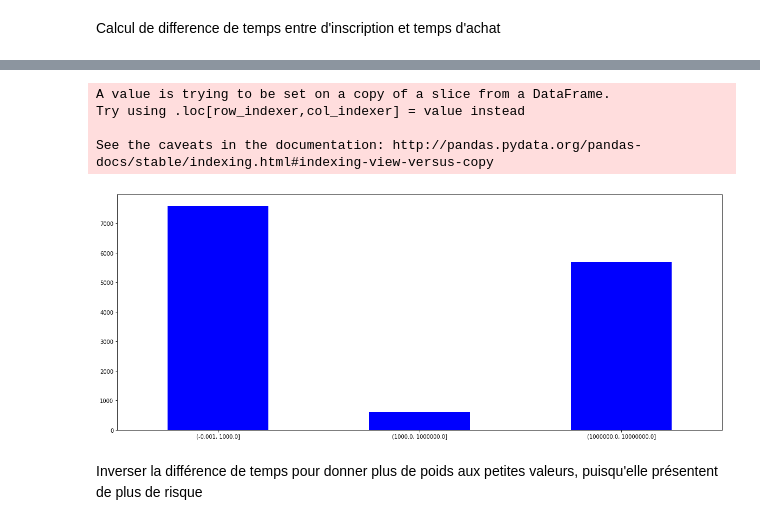
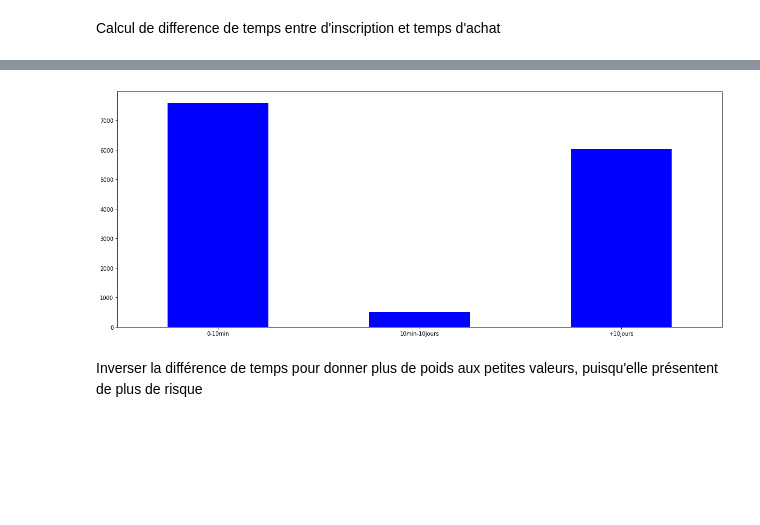
Before and after one commit to tbazzi/Data-Science---Fullstack-Bootcamp, a Jupyter notebook: S4_Projet_FraudulentActivity_V2.ipynb, the cells around one changed output, grey strips where cells are left out. Drawn from its saved outputs; the diff is of its cells as text; code cells hidden in the pictures; blank space fills up the shorter version.

```diff
--- a/S4_Projet_FraudulentActivity_V2.ipynb
+++ b/S4_Projet_FraudulentActivity_V2.ipynb
@@ -45,16 +49,12 @@ data_fraud.head()
 # %%
 s = data_fraud[data_fraud["class"] == 1]
 s["time_diff"] = (s["purchase_time"]-s["signup_time"])
-out = pd.cut(s["time_diff"], bins=[0, 1000, 1000000, 10000000], include_lowest=True)
+out = pd.cut(s["time_diff"], bins=[0, 600, 864000, 100000000], include_lowest=True)
 ax = out.value_counts(sort=False).plot.bar(rot=0, color="b", figsize=(20,8))
-#ax.set_xticklabels([c[1:-1].replace(","," to") for c in out.cat.categories])
+ax.set_xticklabels(["0-10min", "10min-10jours", "+10jours"])#
 plt.show()
 # %% [output]
-A value is trying to be set on a copy of a slice from a DataFrame.
-Try using .loc[row_indexer,col_indexer] = value instead
-
-See the caveats in the documentation: http://pandas.pydata.org/pandas-docs/stable/indexing.html#indexing-view-versus-copy
-[figure, old version]
+[figure, new version]
 # %% [markdown]
 Inverser la différence de temps pour donner plus de poids aux petites valeurs, puisqu'elle présentent de plus de risque
 # %%
```
Also changed, not shown: parts of 17 cells of this notebook.
